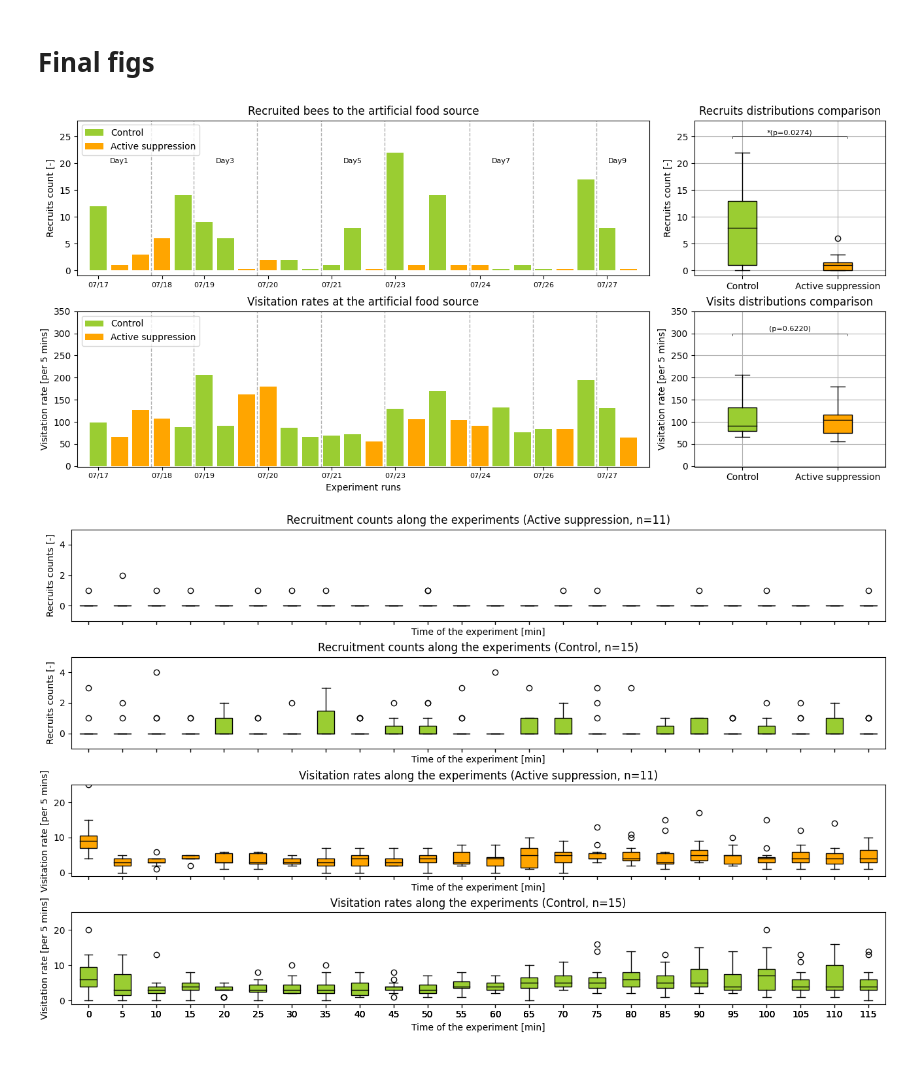
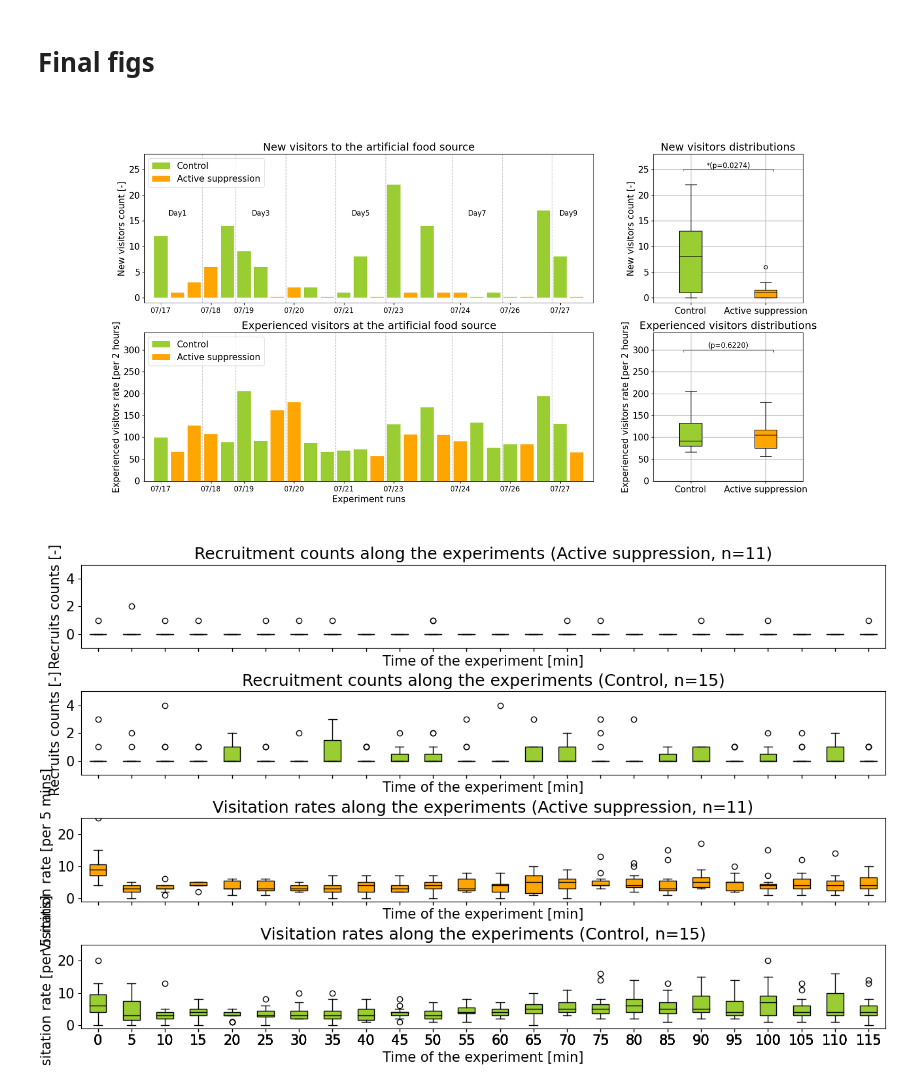
Before and after one commit to MBroisin/Experiments_processing, a Jupyter notebook: 1feeder_eval_5mins.ipynb, the cells around one changed output. Cells and saved outputs as stored; diff of their text form; code cells hidden in the pictures.

```diff
--- a/1feeder_eval_5mins.ipynb
+++ b/1feeder_eval_5mins.ipynb
@@ -655,7 +655,9 @@ _ = ax[1,1].text(sb_positions[0], sb_level+5, '(p={:1.4f})'.format(RStest_all_vi
 # %% [markdown]
 # Final figs
 # %%
-fig, ax = matplotlib.pyplot.subplots(2, 2, figsize=(13,6), height_ratios=[50, 50], width_ratios=[75, 25], constrained_layout=True)
+matplotlib.rcParams.update({'font.size': 15})
+
+fig, ax = matplotlib.pyplot.subplots(2, 2, figsize=(20,10), height_ratios=[50, 50], width_ratios=[75, 25])#, constrained_layout=True)
 
 DAYS_DISPLAY_PLOT   = True
 DAYS_DISPLAY_AXES   = True
@@ -673,10 +675,10 @@ VLINES_ALPHA        = 0.3
 VLINES_LW           = 1
 VLINES_LS           = 'dashed'
 TEXT_DAY_OFFSET_X   = 0
-TEXT_DAY_OFFSET_Y   = -8
+TEXT_DAY_OFFSET_Y   = -12
 
 YLIM_RECRUITS   = [-1, 28]
-YLIM_VISITS     = [-1, 350]
+YLIM_VISITS     = [-1, 340]
 
 XLIM_EXP        = [0, 27]
 XLIM_BP         = [-0.1, 1.1]
@@ -692,7 +694,7 @@ labels = ['Control', 'Active suppression'] + ['_'+x for x in data_cleaned_show0.
 _ = ax[0,0].bar(data_cleaned_show0.exp_re_nb, data_cleaned_show0.recruits, color=colors, label=labels)
 # ticks
 _ = ax[0,0].set_xticks(data_cleaned_show0.exp_re_nb.values)
-_ = ax[0,0].set_xticklabels([str(x) for x in data_cleaned_show0.trial_id], rotation=ROTATION_TIMES, size=8)
+_ = ax[0,0].set_xticklabels([str(x) for x in data_cleaned_show0.trial_id], rotation=ROTATION_TIMES, size=12)
 # _ = ax[0,0].set_xticklabels([x.strftime("%m-%dT%H:%M") for x in data_cleaned_show0.dtts_start], rotation=ROTATION_TIMES)
 # _ = [x.label1.set_visible(False) for x_id, x in enumerate(ax[0,0].xaxis.get_major_ticks()) if (x_id+1)%TICKS_HIDING_CT==0]
 # Day lines
@@ -700,7 +702,7 @@ day_separator_pos = [x-0.5 for x in data_cleaned[data_cleaned.trial_id == 1].exp
 _ = ax[0,0].vlines(day_separator_pos[1:], YLIM_RECRUITS[0], YLIM_RECRUITS[1], color=VLINES_COLOR, alpha=VLINES_ALPHA, linestyles=VLINES_LS, linewidths=VLINES_LW)
 if DAYS_DISPLAY_PLOT:
     day_tags_pos = [(x+day_separator_pos[k+1])/2 if (k < len(day_separator_pos)-1) else (x+data_cleaned.trial_id.iloc[-1]/2) for k,x in enumerate(day_separator_pos) ]
-    _ = [ax[0,0].text(tag_pos+TEXT_DAY_OFFSET_X, YLIM_RECRUITS[1]+TEXT_DAY_OFFSET_Y, 'Day'+str(tp_id+1), ha='center', size=8) for tp_id, tag_pos in enumerate(day_tags_pos) if tp_id in [0,2,4,6,8]]
+    _ = [ax[0,0].text(tag_pos+TEXT_DAY_OFFSET_X, YLIM_RECRUITS[1]+TEXT_DAY_OFFSET_Y, 'Day'+str(tp_id+1), ha='center', size=12) for tp_id, tag_pos in enumerate(day_tags_pos) if tp_id in [0,2,4,6,8]]
 
 # boxplot
 bplot = ax[0,1].boxplot([data_cleaned[data_cleaned.type == 0].recruits, data_cleaned[data_cleaned.type == 1].recruits], labels=['Control', 'Active suppression'], patch_artist=True, widths=0.30, medianprops=dict(color='black'))
@@ -712,7 +714,7 @@ bplot['boxes'][1].set_facecolor(COLOR_VIBS)
 _ = ax[1,0].bar(data_cleaned_show0.exp_re_nb, data_cleaned_show0.visits, color=colors, label=labels)
 # ticks
 _ = ax[1,0].set_xticks(data_cleaned_show0.exp_re_nb.values)
-_ = ax[1,0].set_xticklabels([str(x) for x in data_cleaned_show0.trial_id], rotation=ROTATION_TIMES, size=8)
+_ = ax[1,0].set_xticklabels([str(x) for x in data_cleaned_show0.trial_id], rotation=ROTATION_TIMES, size=12)
 if DAYS_DISPLAY_AXES:
     day_tags = range(1,10)
     ticks = [x.exp_re_nb for x_i, x in data_cleaned_show0.iterrows() if x.trial_id == 1]
@@ -732,59 +734,59 @@ bplot['boxes'][1].set_facecolor(COLOR_VIBS)
 
 
 # # Titles
-_ = ax[0,0].title.set_text('Recruited bees to the artificial food source')
-_ = ax[1,0].title.set_text('Visitation rates at the artificial food source')
+_ = ax[0,0].title.set_text('New visitors to the artificial food source')
+_ = ax[1,0].title.set_text('Experienced visitors at the artificial food source')
 
 RStest_all_rec = scipy.stats.ranksums(data_cleaned[data_cleaned.type == 1].recruits, data_cleaned[data_cleaned.type == 0].recruits)
 RStest_all_vis = scipy.stats.ranksums(data_cleaned[data_cleaned.type == 1].visits, data_cleaned[data_cleaned.type == 0].visits)
 
-_ = ax[0,1].title.set_text('Recruits distributions comparison')
-_ = ax[1,1].title.set_text('Visits distributions comparison')
+_ = ax[0,1].title.set_text('New visitors distributions')
+_ = ax[1,1].title.set_text('Experienced visitors distributions')
 
 
 # # Axis names
 _ = ax[1,0].set_xlabel('Experiment runs')
 
-_ = ax[0,0].set_ylabel('Recruits count [-]')
-_ = ax[1,0].set_ylabel('Visitation rate [per 5 mins]')
+_ = ax[0,0].set_ylabel('New visitors count [-]')
+_ = ax[1,0].set_ylabel('Experienced visitors rate [per 2 hours]')
 
-_ = ax[0,1].set_ylabel('Recruits count [-]')
-_ = ax[1,1].set_ylabel('Visitation rate [per 5 mins]')
+_ = ax[0,1].set_ylabel('New visitors count [-]')
+_ = ax[1,1].set_ylabel('Experienced visitors rate [per 2 hours]')
 
 # # Axis limits
 _ = ax[0,0].set_ylim(YLIM_RECRUITS)
 _ = ax[0,1].set_ylim(YLIM_RECRUITS)
 _ = ax[1,0].set_ylim(YLIM_VISITS)
 _ = ax[1,1].set_ylim(YLIM_VISITS)
 
 _ = ax[0,0].set_xlim(XLIM_EXP)
 _ = ax[1,0].set_xlim(XLIM_EXP)
 
 # # Legends
 _ = ax[0,0].legend(loc='upper left')
 _ = ax[1,0].legend(loc='upper left')
 
 # # Grids
 _ = ax[0,1].grid()
 _ = ax[1,1].grid()
 
 # significance bars
 sb_level    = 25
 sb_width    = 1.2
 sb_height   = 0.35
 sb_positions= [1.5]
 _ = ax[0,1].plot([sb_positions[0]-sb_width/2, sb_positions[0]-sb_width/2, sb_positions[0]+sb_width/2, sb_positions[0]+sb_width/2], [sb_level-sb_height, sb_level, sb_level, sb_level-sb_height], 'k', linewidth=.5)
-_ = ax[0,1].text(sb_positions[0], sb_level+0.3, '*(p={:1.4f})'.format(RStest_all_rec[1]), fontsize=8, horizontalalignment='center')
+_ = ax[0,1].text(sb_positions[0], sb_level+0.3, '*(p={:1.4f})'.format(RStest_all_rec[1]), fontsize=12, horizontalalignment='center')
 
 
 sb_level    = 300
 sb_width    = 1.2
 sb_height   = 5
 sb_positions= [1.5]
 _ = ax[1,1].plot([sb_positions[0]-sb_width/2, sb_positions[0]-sb_width/2, sb_positions[0]+sb_width/2, sb_positions[0]+sb_width/2], [sb_level-sb_height, sb_level, sb_level, sb_level-sb_height], 'k', linewidth=.5)
-_ = ax[1,1].text(sb_positions[0], sb_level+5, '(p={:1.4f})'.format(RStest_all_vis[1]), fontsize=8, horizontalalignment='center')
+_ = ax[1,1].text(sb_positions[0], sb_level+5, '(p={:1.4f})'.format(RStest_all_vis[1]), fontsize=12, horizontalalignment='center')
 # %% [output]
-[figure, old version]
+[figure, new version]
 # %%
 NB_5MINS_BINS   = 24
 timeline_recruits = pandas.DataFrame.from_dict({'bin_nb':range(0,NB_5MINS_BINS)})
@@ -874,7 +876,7 @@ _ = ax[1].set_ylim(Y_LIM_R)
 _ = ax[2].set_ylim(Y_LIM_V)
 _ = ax[3].set_ylim(Y_LIM_V)
 # %% [output]
-[figure, old version]
+[figure, new version]
 # %%
 fig, ax = matplotlib.pyplot.subplots(1, 1, figsize=(8,6), constrained_layout=True, sharex=True)
 
```
Also changed, not shown: parts of 8 cells of this notebook, 9 other files.
